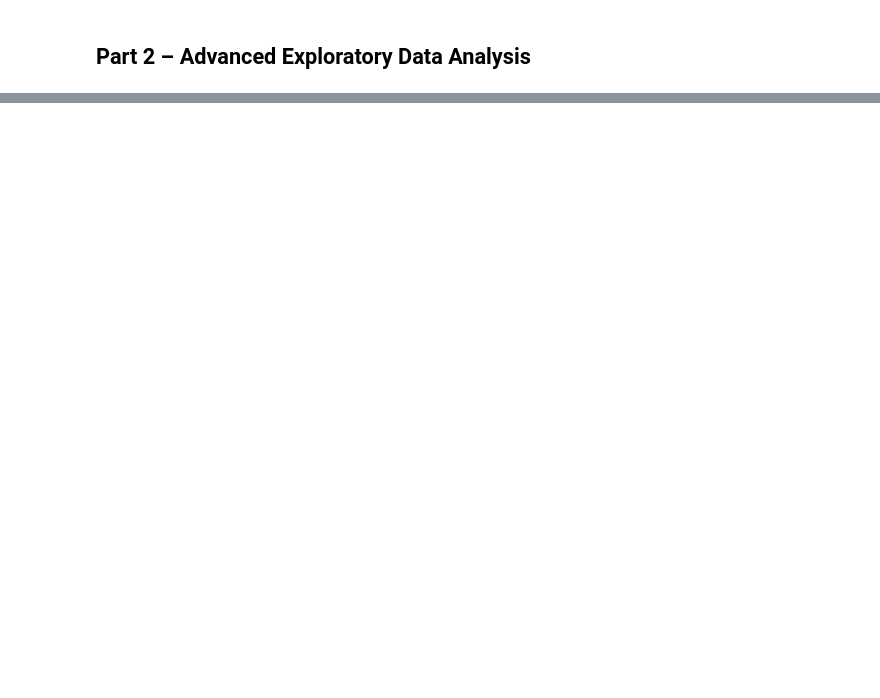
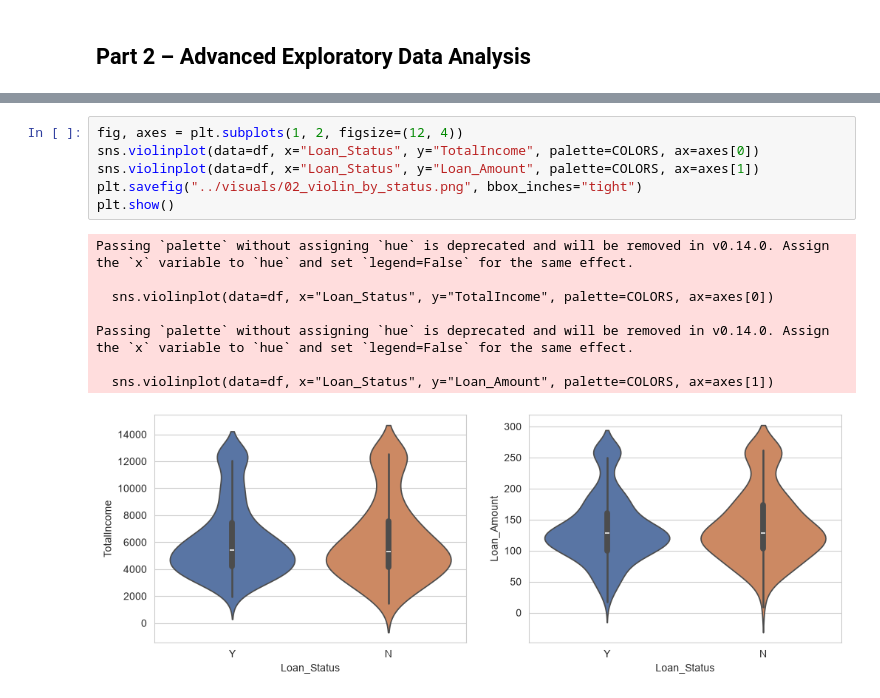
Before and after one commit to cdjarabe07/AnalystLab_Internship_In_Data_Science, a Jupyter notebook: Week 3 Assignment/notebooks/03_week3_advanced_analysis.ipynb, the cells around one changed output, grey strips where cells are left out. Drawn from its saved outputs; the diff is of its cells as text; blank space fills up the shorter version.

```diff
--- a/Week 3 Assignment/notebooks/03_week3_advanced_analysis.ipynb
+++ b/Week 3 Assignment/notebooks/03_week3_advanced_analysis.ipynb
@@ -616,0 +52,15 @@ Saved: loan_ml_ready_w3.csv (614, 19)
+# %%
+fig, axes = plt.subplots(1, 2, figsize=(12, 4))
+sns.violinplot(data=df, x="Loan_Status", y="TotalIncome", palette=COLORS, ax=axes[0])
+sns.violinplot(data=df, x="Loan_Status", y="Loan_Amount", palette=COLORS, ax=axes[1])
+plt.savefig("../visuals/02_violin_by_status.png", bbox_inches="tight")
+plt.show()
+# %% [output]
+Passing `palette` without assigning `hue` is deprecated and will be removed in v0.14.0. Assign the `x` variable to `hue` and set `legend=False` for the same effect.
+
+  sns.violinplot(data=df, x="Loan_Status", y="TotalIncome", palette=COLORS, ax=axes[0])
+
+Passing `palette` without assigning `hue` is deprecated and will be removed in v0.14.0. Assign the `x` variable to `hue` and set `legend=False` for the same effect.
+
+  sns.violinplot(data=df, x="Loan_Status", y="Loan_Amount", palette=COLORS, ax=axes[1])
+[figure, added]
```
Also changed, not shown: parts of 125 cells of this notebook, 37 other files.
